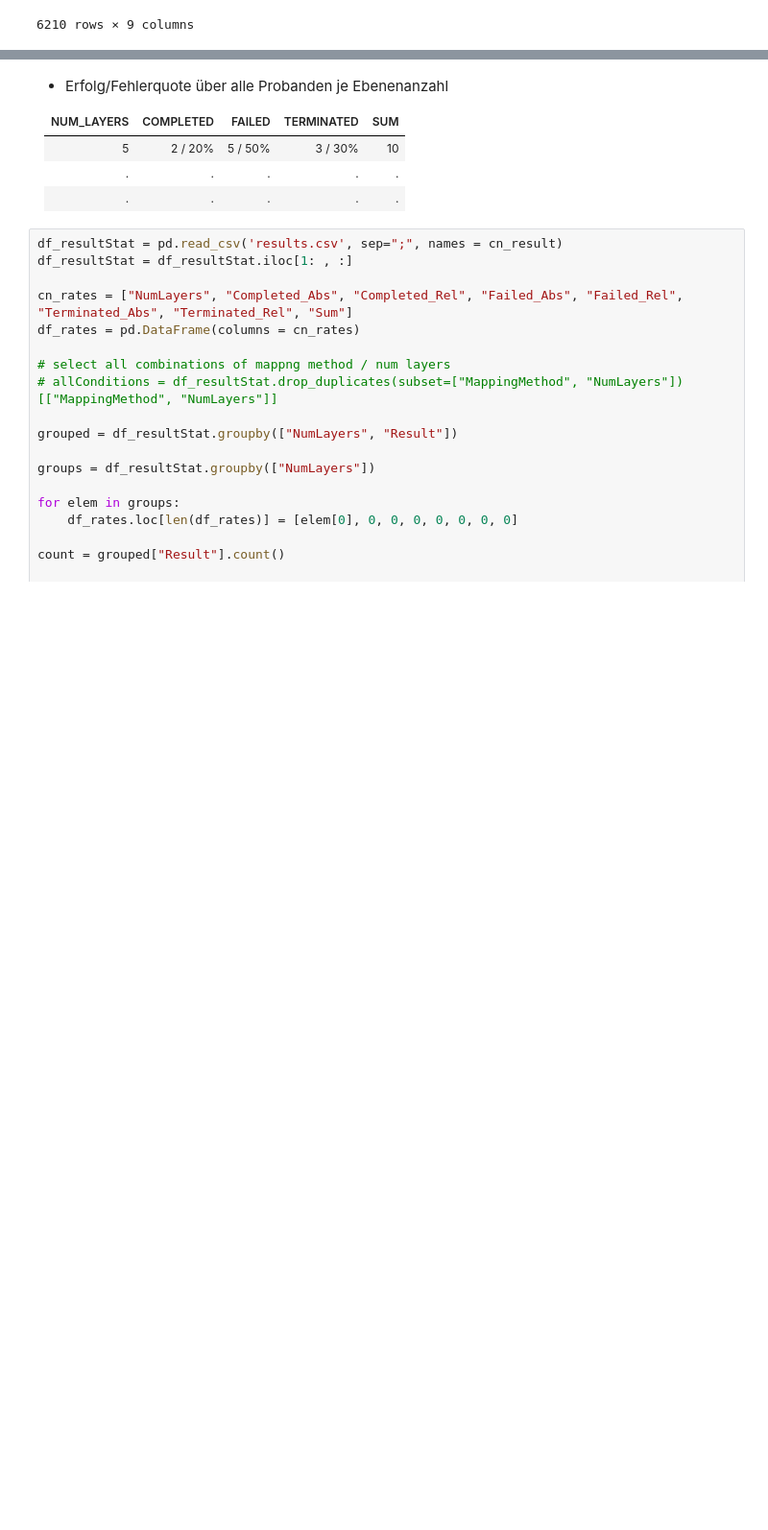
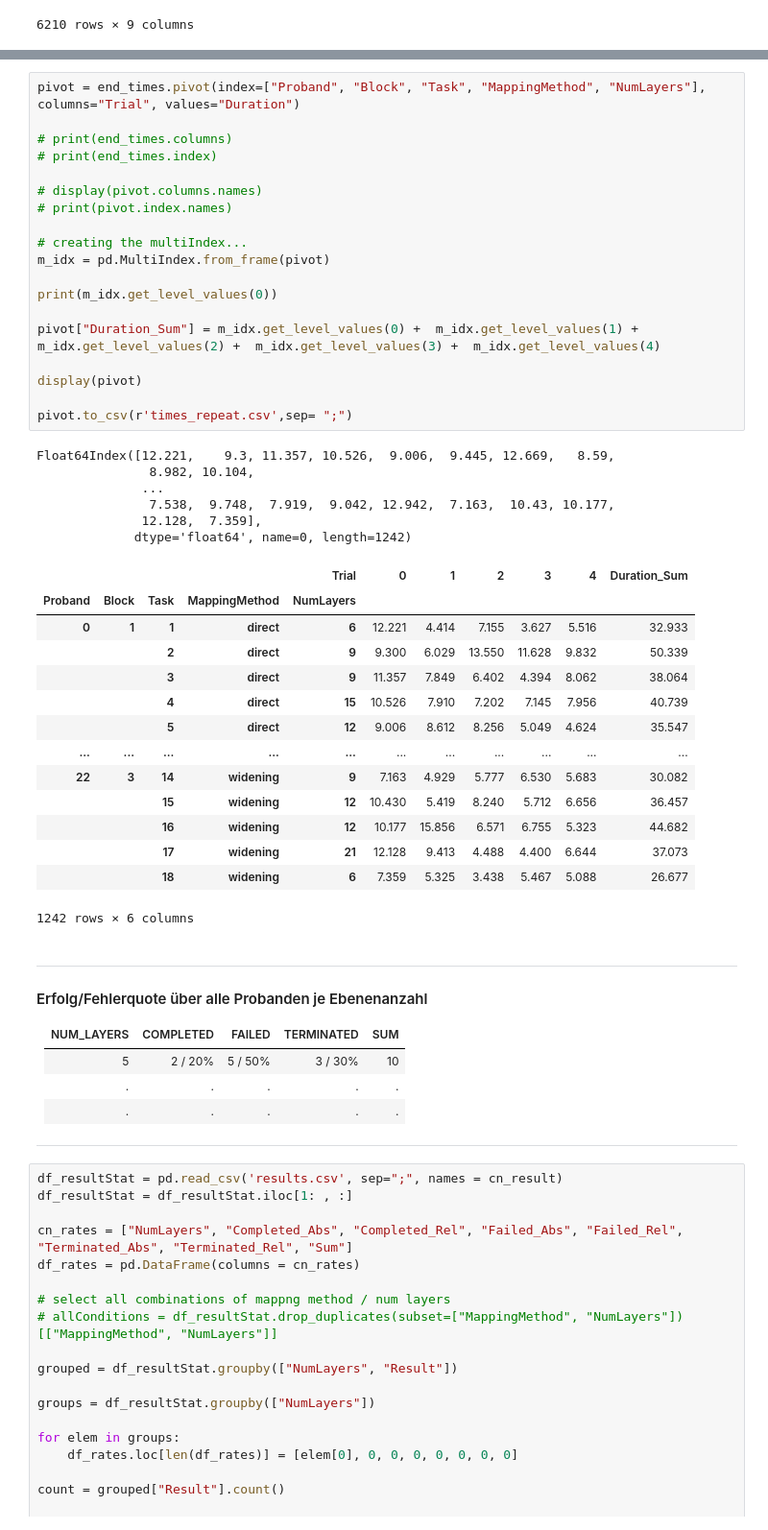
Before and after one commit to visualengineers/reflex-avi2022-results, a Jupyter notebook: code/zelasto study.ipynb, the cells around one changed output, grey strips where cells are left out. Shown at 96% size. Cells and saved outputs as stored; diff of their text form; blank space fills up the shorter version.

```diff
--- a/code/zelasto study.ipynb
+++ b/code/zelasto study.ipynb
@@ -413,11 +430,53 @@ Processed: 23 of 23
+# %%
+pivot = end_times.pivot(index=["Proband", "Block", "Task", "MappingMethod", "NumLayers"], columns="Trial", values="Duration")
+
+# print(end_times.columns)
+# print(end_times.index)
+
+# display(pivot.columns.names)
+# print(pivot.index.names)
+
+# creating the multiIndex...
+m_idx = pd.MultiIndex.from_frame(pivot)
+
+print(m_idx.get_level_values(0))
+
+pivot["Duration_Sum"] = m_idx.get_level_values(0) +  m_idx.get_level_values(1) +  m_idx.get_level_values(2) +  m_idx.get_level_values(3) +  m_idx.get_level_values(4)
+
+display(pivot)
+
+pivot.to_csv(r'times_repeat.csv',sep= ";")
+# %% [output]
+Float64Index([12.221,    9.3, 11.357, 10.526,  9.006,  9.445, 12.669,   8.59,
+               8.982, 10.104,
+              ...
+               7.538,  9.748,  7.919,  9.042, 12.942,  7.163,  10.43, 10.177,
+              12.128,  7.359],
+             dtype='float64', name=0, length=1242)
+|  |  |  |  | Trial | 0 | 1 | 2 | 3 | 4 | Duration_Sum |
+| Proband | Block | Task | MappingMethod | NumLayers |  |  |  |  |  |  |
+| 0 | 1 | 1 | direct | 6 | 12.221 | 4.414 | 7.155 | 3.627 | 5.516 | 32.933 |
+|  |  | 2 | direct | 9 | 9.300 | 6.029 | 13.550 | 11.628 | 9.832 | 50.339 |
+|  |  | 3 | direct | 9 | 11.357 | 7.849 | 6.402 | 4.394 | 8.062 | 38.064 |
+|  |  | 4 | direct | 15 | 10.526 | 7.910 | 7.202 | 7.145 | 7.956 | 40.739 |
+|  |  | 5 | direct | 12 | 9.006 | 8.612 | 8.256 | 5.049 | 4.624 | 35.547 |
+| ... | ... | ... | ... | ... | ... | ... | ... | ... | ... | ... |
+| 22 | 3 | 14 | widening | 9 | 7.163 | 4.929 | 5.777 | 6.530 | 5.683 | 30.082 |
+|  |  | 15 | widening | 12 | 10.430 | 5.419 | 8.240 | 5.712 | 6.656 | 36.457 |
+|  |  | 16 | widening | 12 | 10.177 | 15.856 | 6.571 | 6.755 | 5.323 | 44.682 |
+|  |  | 17 | widening | 21 | 12.128 | 9.413 | 4.488 | 4.400 | 6.644 | 37.073 |
+|  |  | 18 | widening | 6 | 7.359 | 5.325 | 3.438 | 5.467 | 5.088 | 26.677 |
+1242 rows × 6 columns
 # %% [markdown]
-* Erfolg/Fehlerquote über alle Probanden je Ebenenanzahl
+---
+#### Erfolg/Fehlerquote über alle Probanden je Ebenenanzahl
 
 | NUM_LAYERS     | COMPLETED | FAILED  | TERMINATED | SUM |
 | ---            | ---       | ---     | ---        | --- |
 | 5              | 2 / 20%   | 5 / 50% | 3 / 30%    | 10  |
 | .              | .         | .       | .          | .   |
 | .              | .         | .       | .          | .   |
+---
 # %%
 df_resultStat = pd.read_csv('results.csv', sep=";", names = cn_result)
 df_resultStat = df_resultStat.iloc[1: , :]
```
Also changed, not shown: parts of 10 cells of this notebook, 3 other files.
